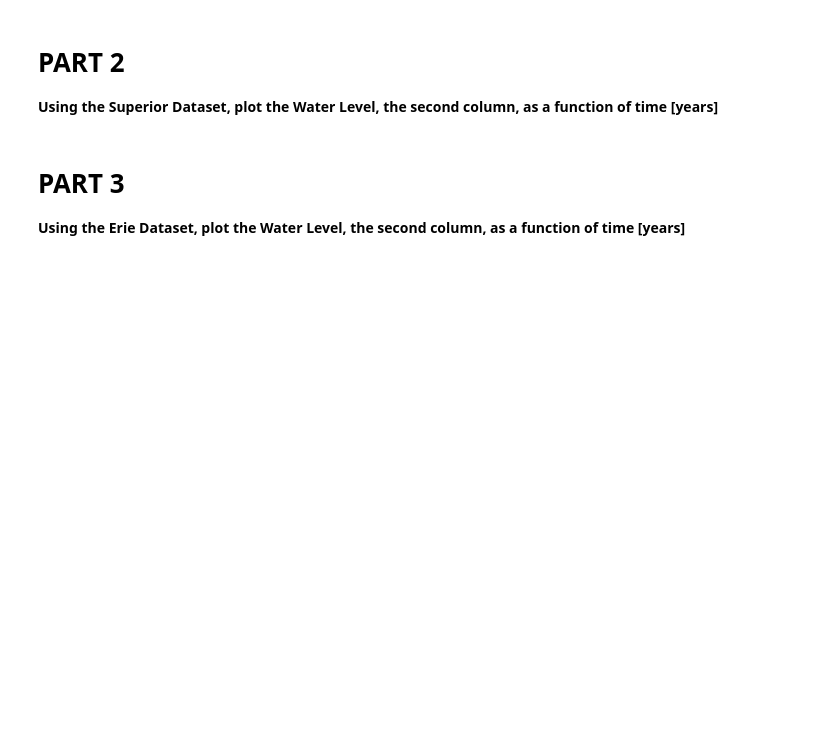
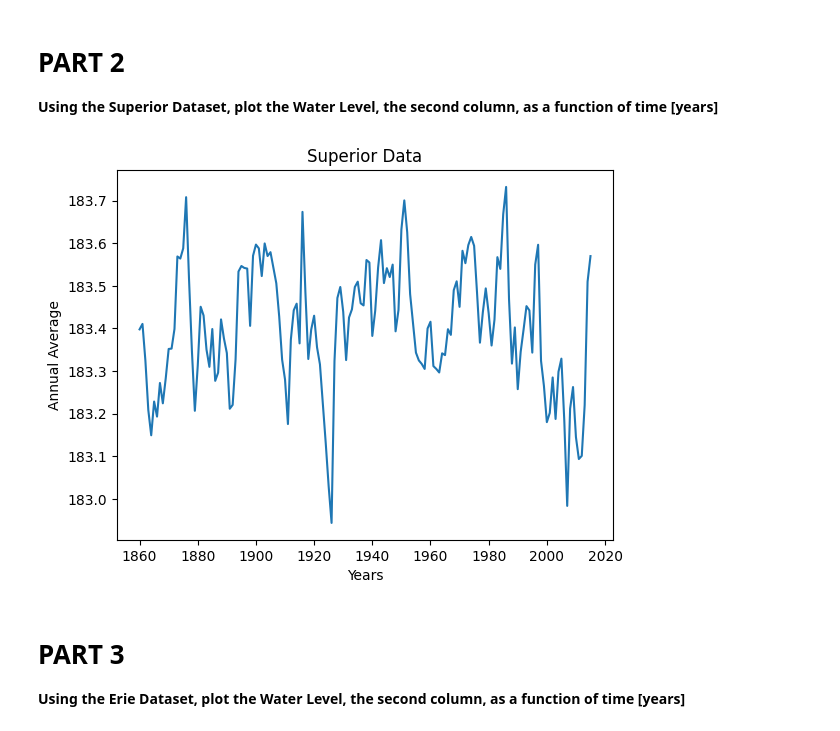
Before and after one commit to Steph-Cue/CMSE202_Git_Started, a Jupyter notebook: Great_Lakes_and_Grand_River.ipynb, the cells around one changed output. Saved outputs shown, nothing was run; the diff lists cells and outputs as text; code cells hidden in the pictures; blank space fills up the shorter version.

```diff
--- a/Great_Lakes_and_Grand_River.ipynb
+++ b/Great_Lakes_and_Grand_River.ipynb
@@ -39,3 +37,14 @@ This notebook **might look very familiar!** It is based off a CMSE 201 assignmen
+# %%
+# Insert Code Here
+Superior = pd.read_csv("data/sup.csv")
+Superior.head()
+plt.plot(Superior["Lake Superior annual averages"], Superior["AnnAvg"])
+plt.xlabel("Years")
+plt.ylabel("Annual Average")
+plt.title("Superior Data")
+plt.show()
+# %% [output]
+[figure, added]
 # %% [markdown]
 # PART 3
 
```
Also changed, not shown: parts of 4 cells of this notebook.
